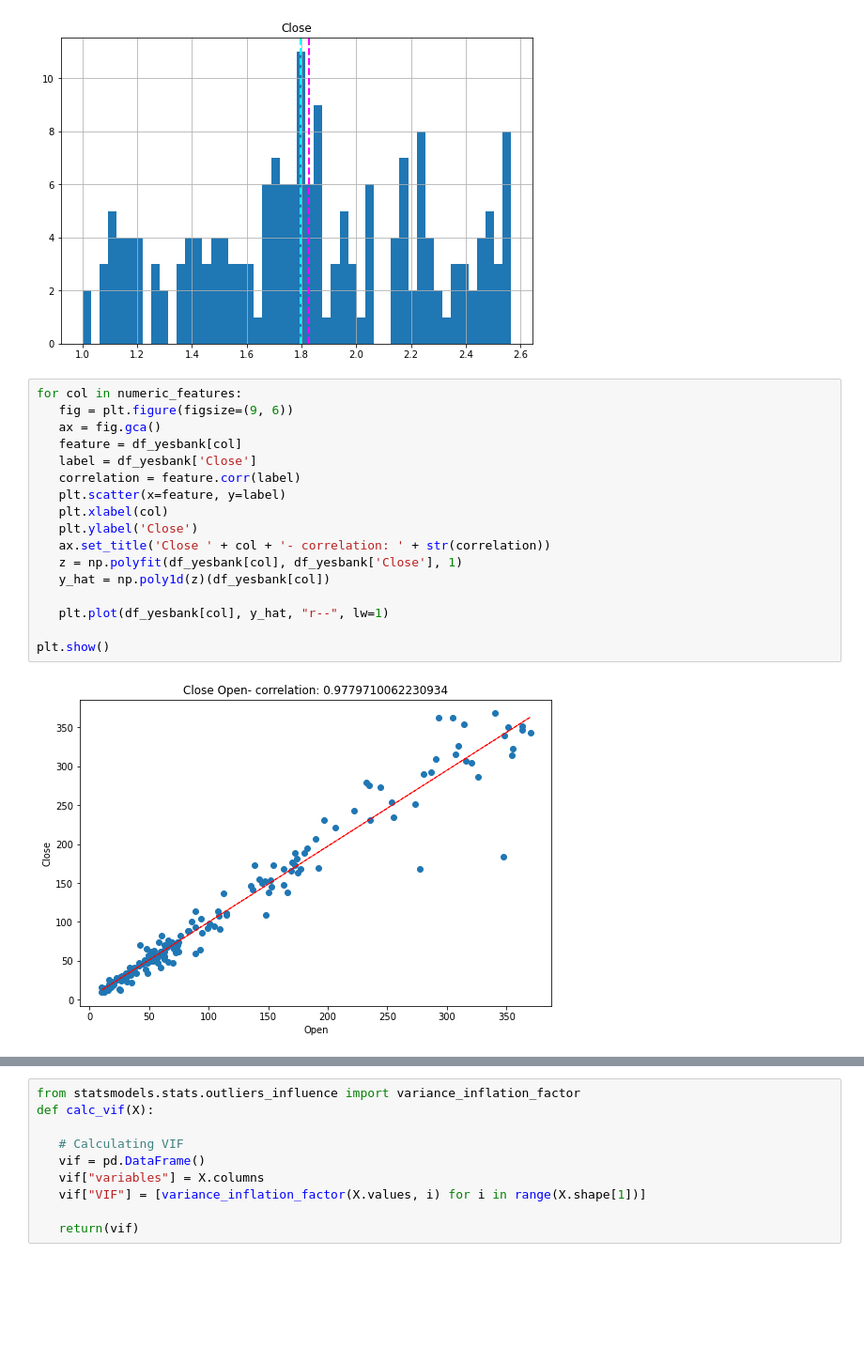
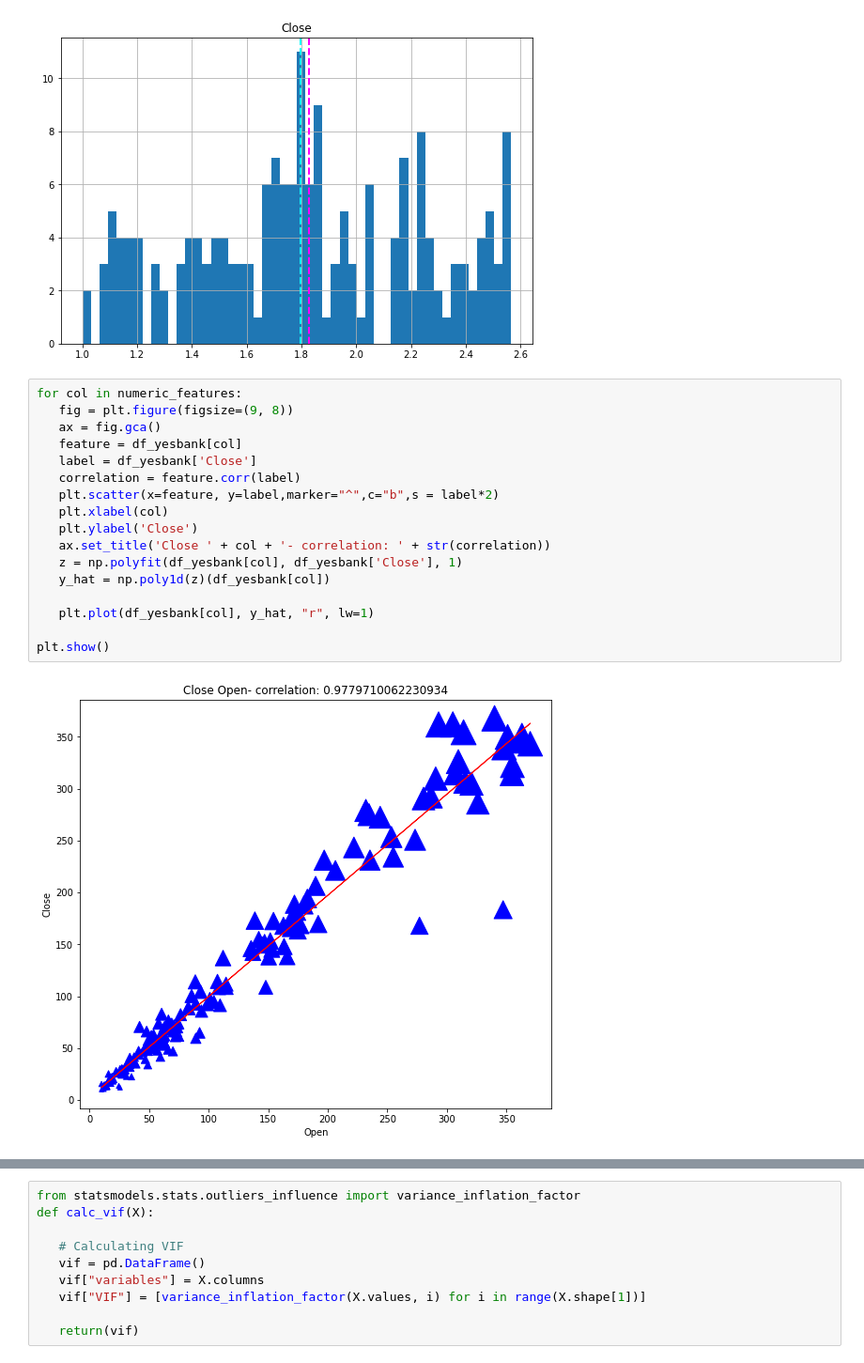
Before and after one commit to Mahima2208/YesBank_Stock_Closing_Price_Prediction, a Jupyter notebook: Yes_Bank_Mahima_Phalkey.ipynb, the cells around one changed output, grey strips where cells are left out. Shown at 94% size. Drawn from its saved outputs; the diff is of its cells as text; blank space fills up the shorter version.

```diff
--- a/Yes_Bank_Mahima_Phalkey.ipynb
+++ b/Yes_Bank_Mahima_Phalkey.ipynb
@@ -199,20 +208,20 @@ plt.show()
 [figure]
 # %%
 for col in numeric_features:
-   fig = plt.figure(figsize=(9, 6))
+   fig = plt.figure(figsize=(9, 8))
    ax = fig.gca()
    feature = df_yesbank[col]
    label = df_yesbank['Close']
    correlation = feature.corr(label)
-   plt.scatter(x=feature, y=label)
+   plt.scatter(x=feature, y=label,marker="^",c="b",s = label*2)
    plt.xlabel(col)
    plt.ylabel('Close')
    ax.set_title('Close ' + col + '- correlation: ' + str(correlation))
    z = np.polyfit(df_yesbank[col], df_yesbank['Close'], 1)
    y_hat = np.poly1d(z)(df_yesbank[col])
 
-   plt.plot(df_yesbank[col], y_hat, "r--", lw=1)
+   plt.plot(df_yesbank[col], y_hat, "r", lw=1)
 
 plt.show()
 # %% [output]
-[figure, old version]
+[figure, new version]
```
Also changed, not shown: parts of 7 cells of this notebook.
